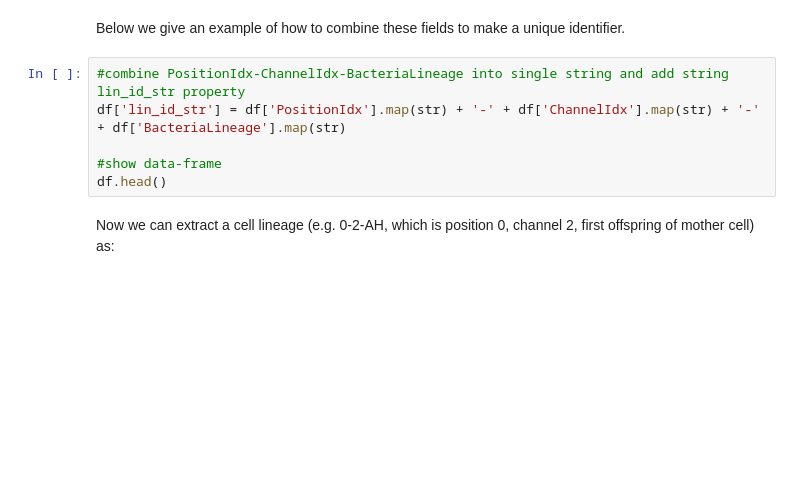
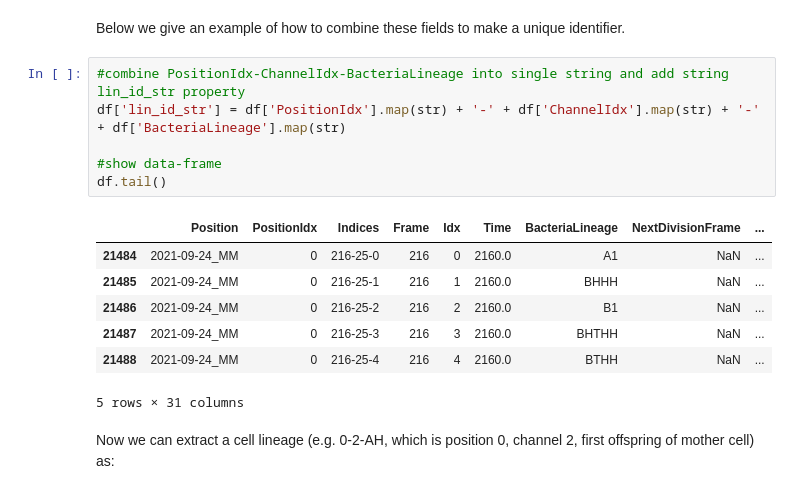
Before and after one commit to sib-swiss/spring_school_bioinformatics_microbiology, a Jupyter notebook: projects/project2/Project2C/0_postprocess_bacmman.ipynb, the cells around one changed output. Drawn from its saved outputs; the diff is of its cells as text; blank space fills up the shorter version.

```diff
--- a/projects/project2/Project2C/0_postprocess_bacmman.ipynb
+++ b/projects/project2/Project2C/0_postprocess_bacmman.ipynb
@@ -105,9 +132,17 @@ Below we give an example of how to combine these fields to make a unique identif
 # %%
 #combine PositionIdx-ChannelIdx-BacteriaLineage into single string and add string lin_id_str property
 df['lin_id_str'] = df['PositionIdx'].map(str) + '-' + df['ChannelIdx'].map(str) + '-' + df['BacteriaLineage'].map(str)
 
 #show data-frame
-df.head()
+df.tail()
+# %% [output]
+|  | Position | PositionIdx | Indices | Frame | Idx | Time | BacteriaLineage | NextDivisionFrame | ... |
+| 21484 | 2021-09-24_MM | 0 | 216-25-0 | 216 | 0 | 2160.0 | A1 | NaN | ... |
+| 21485 | 2021-09-24_MM | 0 | 216-25-1 | 216 | 1 | 2160.0 | BHHH | NaN | ... |
+| 21486 | 2021-09-24_MM | 0 | 216-25-2 | 216 | 2 | 2160.0 | B1 | NaN | ... |
+| 21487 | 2021-09-24_MM | 0 | 216-25-3 | 216 | 3 | 2160.0 | BHTHH | NaN | ... |
+| 21488 | 2021-09-24_MM | 0 | 216-25-4 | 216 | 4 | 2160.0 | BTHH | NaN | ... |
+5 rows × 31 columns
 # %% [markdown]
 Now we can extract a cell lineage (e.g. 0-2-AH, which is position 0, channel 2, first offspring of mother cell) as:
 # %%
```
Also changed, not shown: parts of 17 cells of this notebook, 2 other files.
